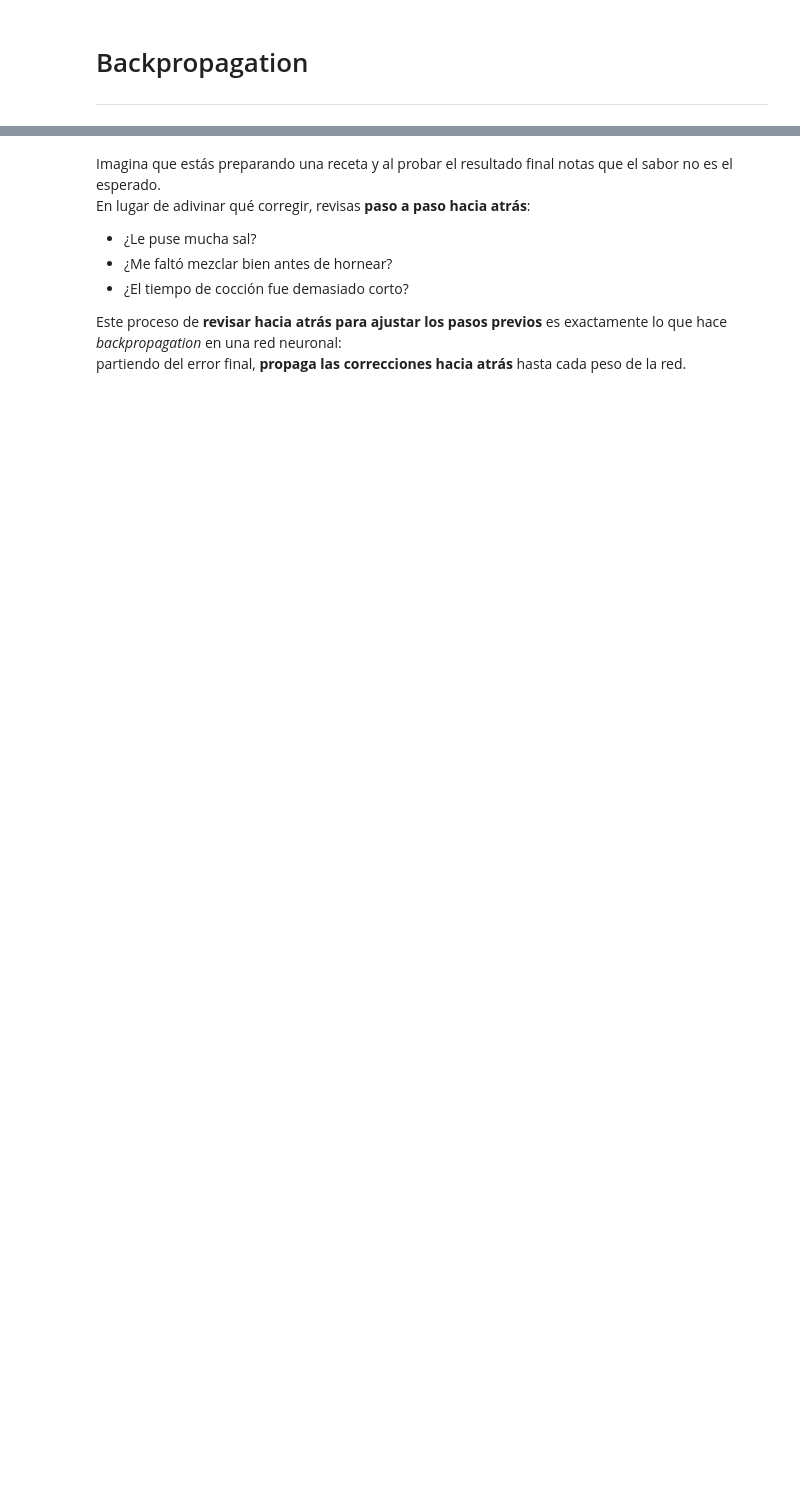
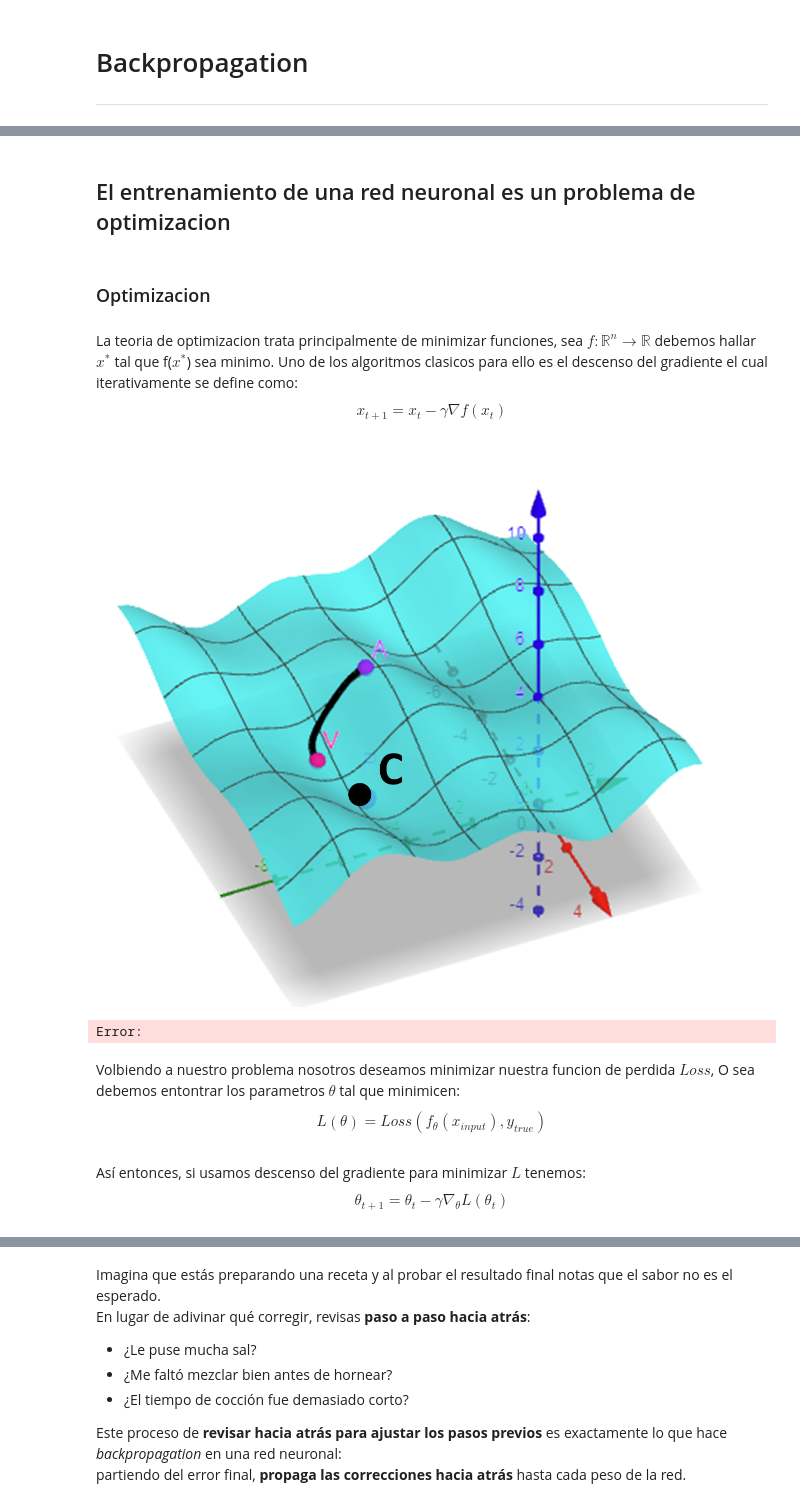
Before and after one commit to CRuiz-A/predictpath-backpropagatiom, a Jupyter notebook: predictpath-backpropagatiom.ipynb, the cells around one changed output, grey strips where cells are left out. Cells and saved outputs as stored; diff of their text form; code cells hidden in the pictures; blank space fills up the shorter version.

```diff
--- a/predictpath-backpropagatiom.ipynb
+++ b/predictpath-backpropagatiom.ipynb
@@ -3,0 +48,17 @@ ___
+# %% [markdown]
+## El entrenamiento de una red neuronal es un problema de optimizacion
+# %% [markdown]
+### Optimizacion
+# %% [markdown]
+La teoria de optimizacion trata principalmente de minimizar funciones, sea $f:\mathbb{R}^n\rightarrow \mathbb{R}$ debemos hallar $x^*$ tal que f($x^*$) sea minimo. Uno de los algoritmos clasicos para ello es el descenso del gradiente el cual iterativamente se define como:
+$$x_{t+1}=x_t-\gamma \nabla f(x_t)$$
+# %%
+from IPython.display import Image, display
+display(Image(filename='Imagen2-1.png'))
+# %% [output]
+[figure, added]
+Error:
+# %% [markdown]
+Volbiendo a nuestro problema nosotros deseamos minimizar nuestra funcion de perdida $Loss$, O sea debemos entontrar los parametros $\theta$ tal que minimicen: $$L(\theta)=Loss(f_\theta(x_{input}),y_{true})$$
+# %% [markdown]
+Así entonces, si usamos descenso del gradiente para minimizar $L$ tenemos:$$\theta_{t+1} = \theta_t - \gamma \nabla_\theta L(\theta_t)$$
```
Also changed, not shown: parts of 34 cells of this notebook, 1 other file.
